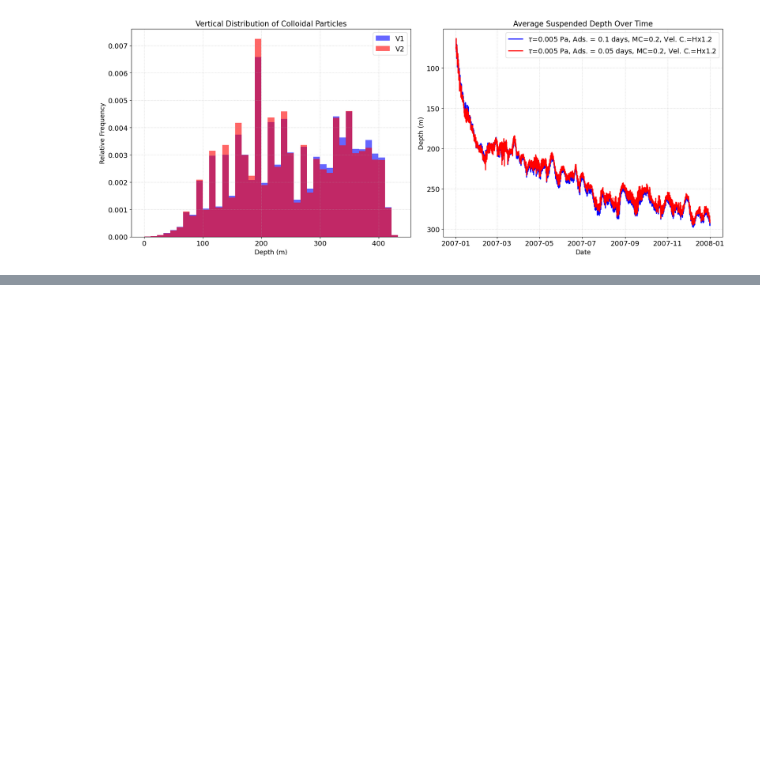
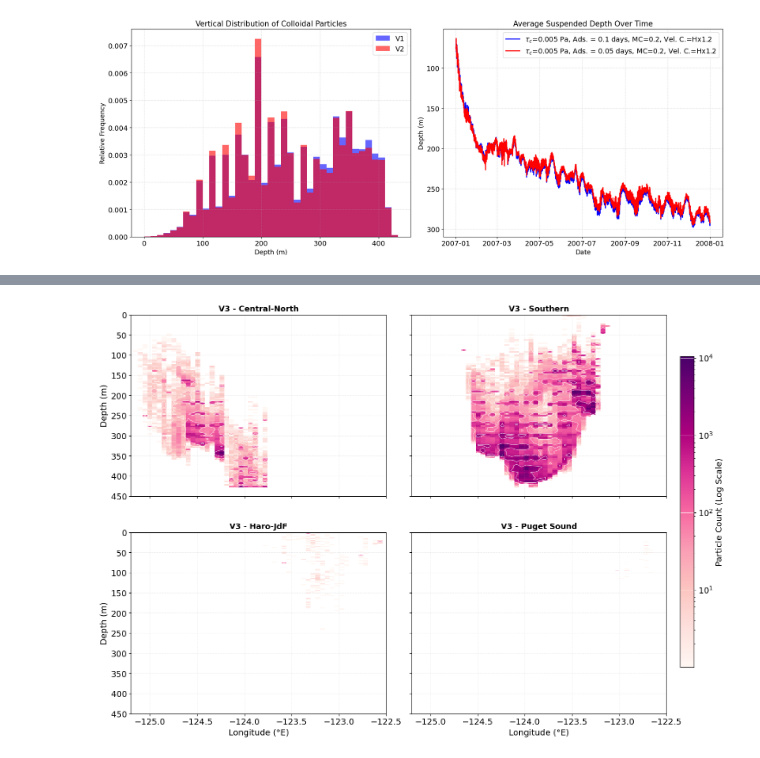
Before and after one commit to SalishSeaCast/analysis-vicente, a Jupyter notebook: OP_nibi/Sim_tests.ipynb, the cells around one changed output, grey strips where cells are left out. Saved outputs shown, nothing was run; the diff lists cells and outputs as text; code cells hidden in the pictures; blank space fills up the shorter version.

```diff
--- a/OP_nibi/Sim_tests.ipynb
+++ b/OP_nibi/Sim_tests.ipynb
@@ -374,3 +437,8 @@ with xr.open_dataset('/home/vicentev/scratch/vicentev/Simulation_V1/Simulation_V
+# %%
+slice_0 = range(600, 898)
+slice_1 = range(400, 600)
+slice_2 = range(250, 400)
+slice_3 = range(0, 250)
 # %%
 from matplotlib.colors import LogNorm
 
@@ -451,0 +514,65 @@ Error:
+# %%
+from matplotlib.colors import LogNorm
+
+with xr.open_dataset('/home/vicentev/scratch/vicentev/Simulation_V3/Simulation_V3_year_1.nc').isel(obs=slice(2184, 2432)) as data_V3:
+    # Clean only once
+    lons_v3, lats_v3, z_v3 = clean_xy(data_V3['lon'].values, data_V3['lat'].values, data_V3['z'].values)
+
+    slices = [slice_0, slice_1, slice_2, slice_3]
+    slice_titles = ['Central-North', 'Southern', 'Haro-JdF', 'Puget Sound']
+    df_list = []
+
+    for s in slices:
+        # Call the vectorized version directly
+        df, _, _ = vertical_particles_sliced_vectorized(
+            lons_v3, lats_v3, z_v3, mask=mask, jj_range=s
+        )
+        df_list.append(df)
+
+    # 3. Determine Global Vmax for consistent colors
+    valid_dfs = [df for df in df_list if df is not None]
+    vmax = max(df.values.max() for df in valid_dfs) if valid_dfs else 10000
+    shared_norm = LogNorm(vmin=1, vmax=max(vmax, 10000))
+    levels = [10, 100, 1000, 10000]
+    cmap_name = 'RdPu'
+
+    # 4. Setup 2x2 Figure
+    fig, axes = plt.subplots(2, 2, figsize=(16, 12), sharex=True, sharey=True)
+    axes_flat = axes.flatten()
+
+    for i, (df, ax) in enumerate(zip(df_list, axes_flat)):
+        if df is None:
+            ax.text(0.5, 0.5, "No Data in Slice", ha='center')
+            continue
+
+        X_centers = df.columns.values
+        Y_centers = df.index.values
+        Z_values = df.values
+
+        # Heatmap
+        im = ax.pcolormesh(X_centers, Y_centers, Z_values, cmap=cmap_name, norm=shared_norm, shading='auto')
+
+        # Contours
+        lon_mesh, depth_mesh = np.meshgrid(X_centers, Y_centers)
+        cs = ax.contour(lon_mesh, depth_mesh, Z_values, levels=levels, colors='white', linewidths=0.8, alpha=0.7)
+
+        # Formatting
+        ax.set_title(f'V3 - {slice_titles[i]}', fontsize=13, fontweight='bold')
+        ax.set_ylim(450, 0) # Surface at 0 (top)
+        ax.set_xlim(-125.2, -122.5)
+        ax.grid(alpha=0.2, linestyle='--')
+
+    # Shared Labels
+    for ax in axes[:, 0]: ax.set_ylabel('Depth (m)')
+    for ax in axes[1, :]: ax.set_xlabel('Longitude (°E)')
+
+    # 5. Shared Colorbar
+    fig.subplots_adjust(right=0.9, hspace=0.2, wspace=0.1)
+    cbar_ax = fig.add_axes([0.92, 0.2, 0.02, 0.6])
+    cbar = fig.colorbar(im, cax=cbar_ax, ticks=levels)
+    cbar.set_label('Particle Count (Log Scale)')
+    cbar.add_lines(cs)
+
+    plt.show()
+# %% [output]
+[figure, added]
```
Also changed, not shown: parts of 4 cells of this notebook, 15 other files.
